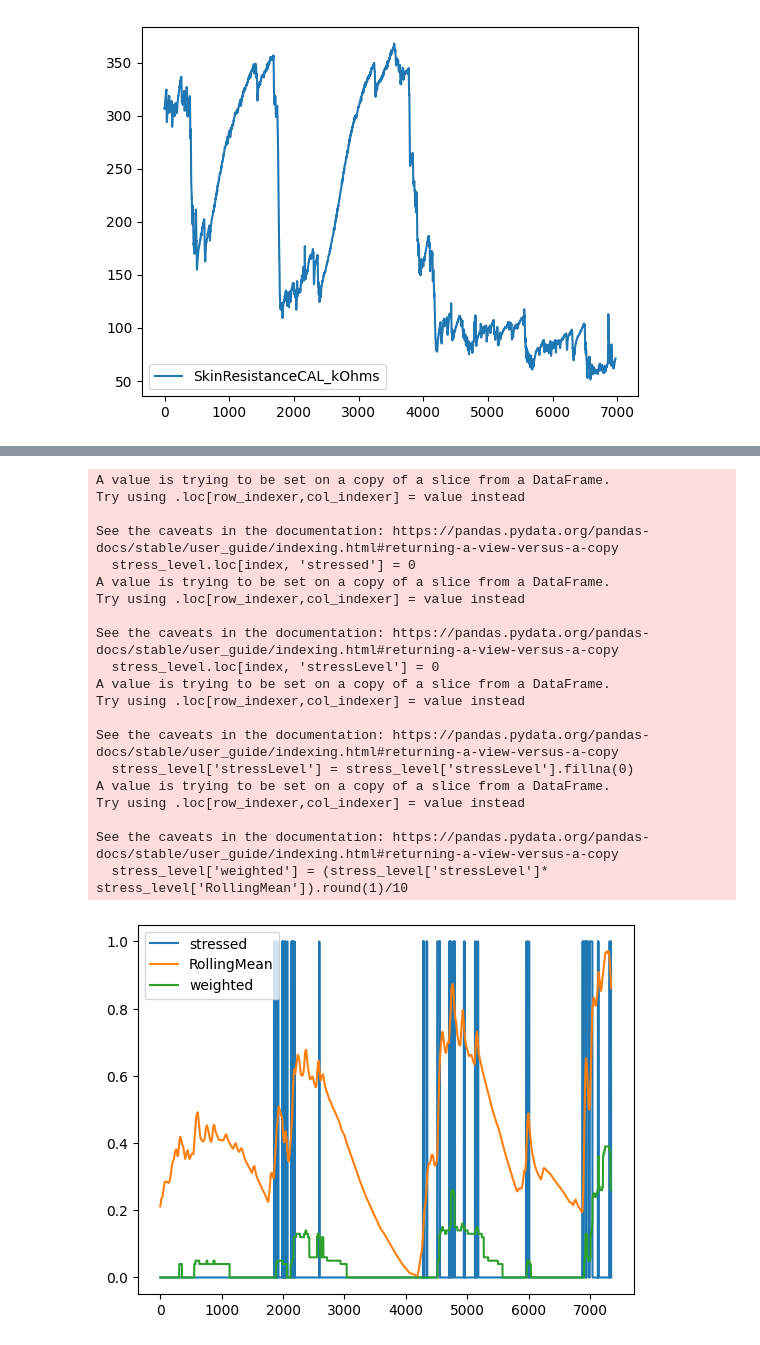
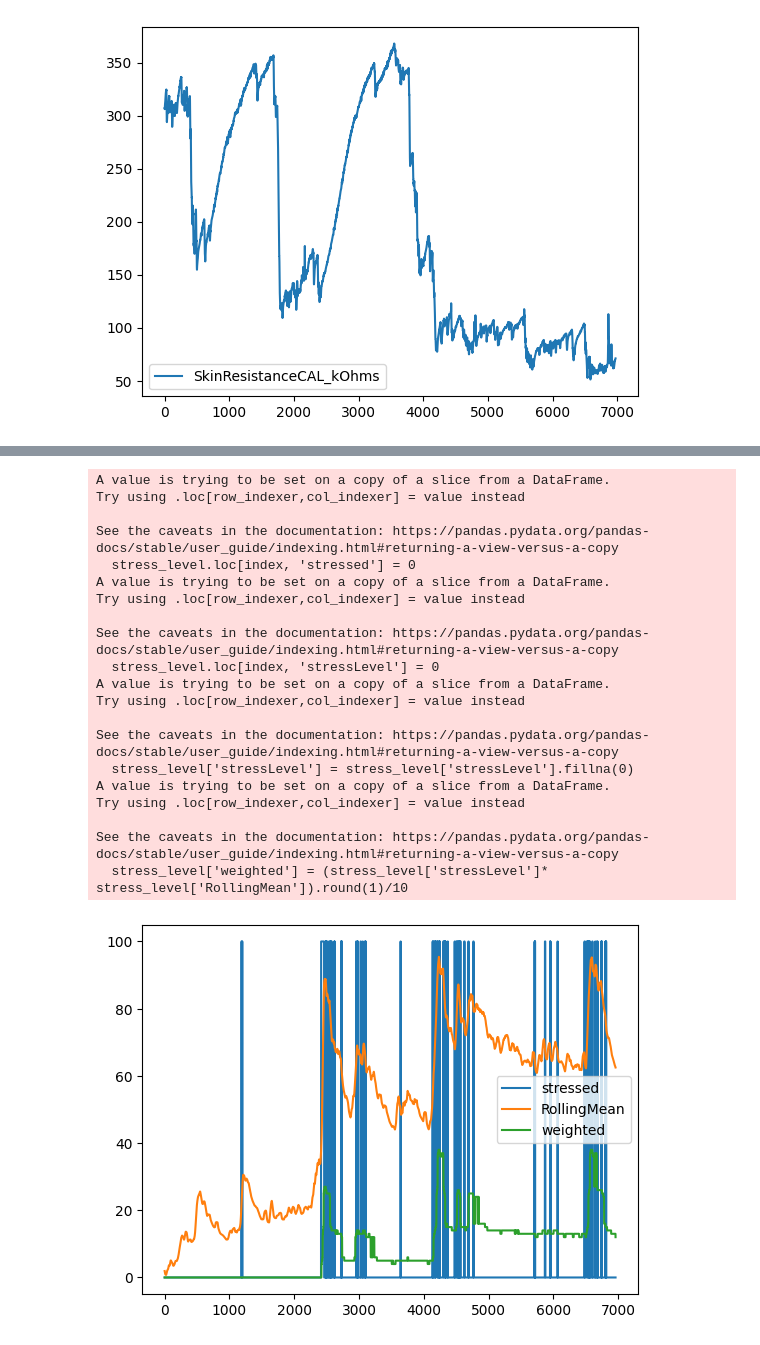
Before and after one commit to Inn0/STP1StressVisualisation, a Jupyter notebook: StressThreshold.ipynb, the cells around one changed output, grey strips where cells are left out. Drawn from its saved outputs; the diff is of its cells as text; code cells hidden in the pictures.

Commit message:
add random dataset selection and (not working) decay for stress moments

```diff
--- a/StressThreshold.ipynb
+++ b/StressThreshold.ipynb
@@ -1,6 +1,7 @@
 # %%
 import pandas as pd
-
+import numpy as np
+datasetArray = []
 def create_df_from_sheet(sheet: str) -> pd.DataFrame:
     df = pd.read_excel("./all data(from manon).xlsx", sheet_name=sheet)
     df.columns = df.iloc[1]
@@ -8,6 +9,7 @@ def create_df_from_sheet(sheet: str) -> pd.DataFrame:
     if len(df.columns) > 4:
         df.drop(columns=df.columns[-2:], axis=1, inplace=True)
     df.columns = ["timestamp", "no_units", "RangeCAL_uS", "SkinResistanceCAL_kOhms"]
+    datasetArray.append(df)
     return df
 
 
@@ -125,7 +129,13 @@ plot_df(test712_8)
 from sklearn.preprocessing import MinMaxScaler
 scaler = MinMaxScaler()
 
-dfTemp =  test712_4
+random_dataset = True
+
+dfTemp=test612_1
+if(random_dataset):
+    dfTemp =  np.random.choice(datasetArray)
+    print(type(dfTemp))
+
 dfTemp['RangeCAL_uS'] = scaler.fit_transform(dfTemp[['RangeCAL_uS']])
 
 df1_1 = dfTemp.iloc[:, [0, 1]]
@@ -256,35 +267,44 @@ for index, row in stress_level.iterrows():
 stress_level['stressLevel'] = stress_level['stressLevel'].fillna(0)
 stress_level['weighted'] = (stress_level['stressLevel']* stress_level['RollingMean']).round(1)/10
 # stress_level['RollingStressLevel'] = stress_level['stressLevel'].rolling(50).mean() # rolling median of 10 seconds
-stress_level= stress_level.fillna(method='ffill')
+stress_level = stress_level*100
+
+decay_rate = 2
+
+ddf = stress_level.isnull().cumsum().diff().fillna(0)
+ddf = ddf!=0
+ddf = ddf.cumsum() - ddf.cumsum().where(~ddf).ffill().fillna(0)
+stress_level = stress_level.ffill()/(ddf * decay_rate).replace(0, 1)
+
+# stress_level= stress_level.fillna(method='ffill')
 stress_level[['stressed','RollingMean','weighted']].plot()
 # stress_level[['stressed','weighted']].plot()
 
 # print(stress_level)
 
 X_train_data, X_test_data, y_train_data, y_test_data = train_test_split(model_data, stress_level, test_size=0.25)
 # %% [output]
 A value is trying to be set on a copy of a slice from a DataFrame.
 Try using .loc[row_indexer,col_indexer] = value instead
 
 See the caveats in the documentation: https://pandas.pydata.org/pandas-docs/stable/user_guide/indexing.html#returning-a-view-versus-a-copy
   stress_level.loc[index, 'stressed'] = 0
 A value is trying to be set on a copy of a slice from a DataFrame.
 Try using .loc[row_indexer,col_indexer] = value instead
 
 See the caveats in the documentation: https://pandas.pydata.org/pandas-docs/stable/user_guide/indexing.html#returning-a-view-versus-a-copy
   stress_level.loc[index, 'stressLevel'] = 0
 A value is trying to be set on a copy of a slice from a DataFrame.
 Try using .loc[row_indexer,col_indexer] = value instead
 
 See the caveats in the documentation: https://pandas.pydata.org/pandas-docs/stable/user_guide/indexing.html#returning-a-view-versus-a-copy
   stress_level['stressLevel'] = stress_level['stressLevel'].fillna(0)
 A value is trying to be set on a copy of a slice from a DataFrame.
 Try using .loc[row_indexer,col_indexer] = value instead
 
 See the caveats in the documentation: https://pandas.pydata.org/pandas-docs/stable/user_guide/indexing.html#returning-a-view-versus-a-copy
   stress_level['weighted'] = (stress_level['stressLevel']* stress_level['RollingMean']).round(1)/10
-[figure, old version]
+[figure, new version]
 # %%
 from sklearn.neighbors import KNeighborsClassifier
 ## we create an instance of Neighbours Classifier and fit the data.
```
Also changed, not shown: parts of 6 cells of this notebook.
